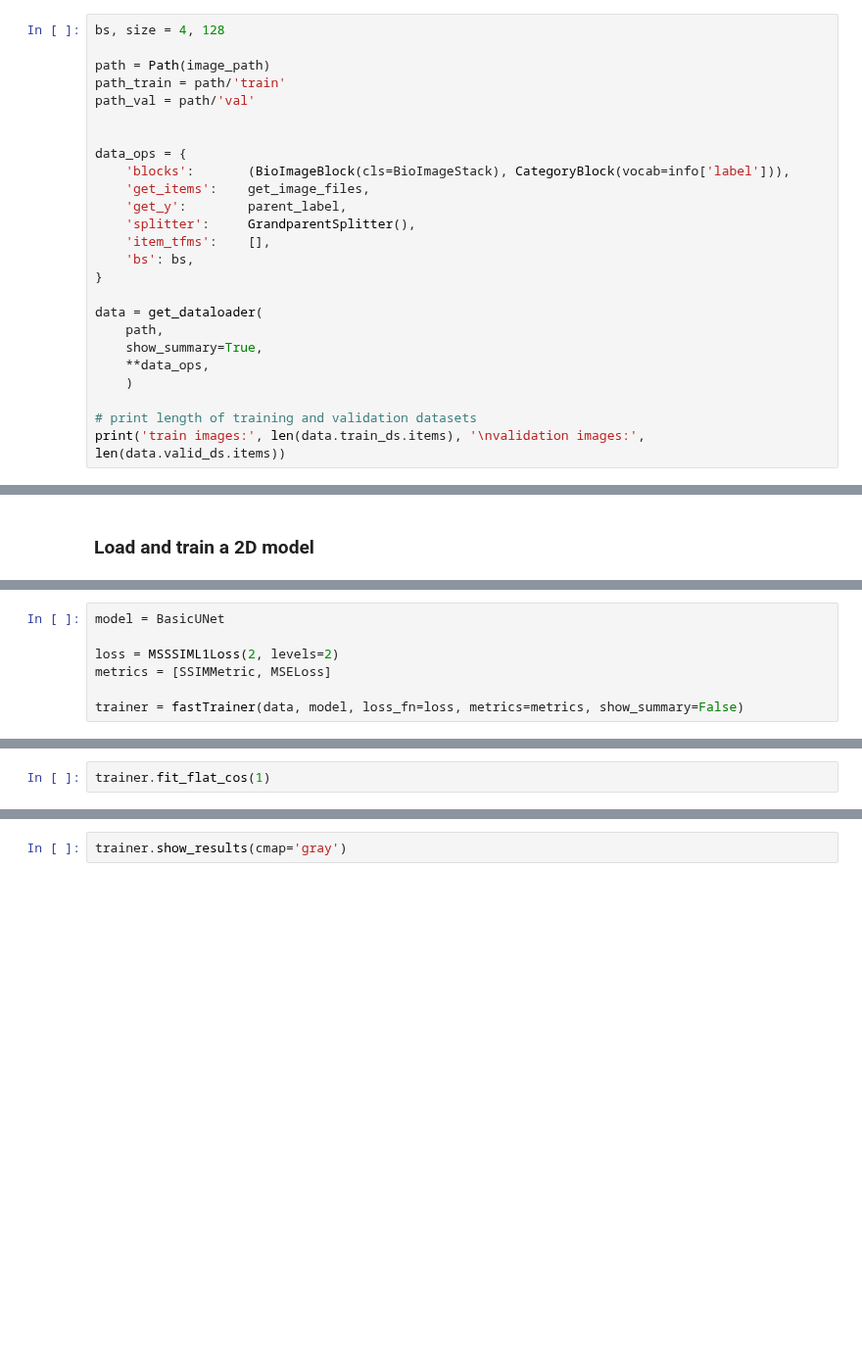
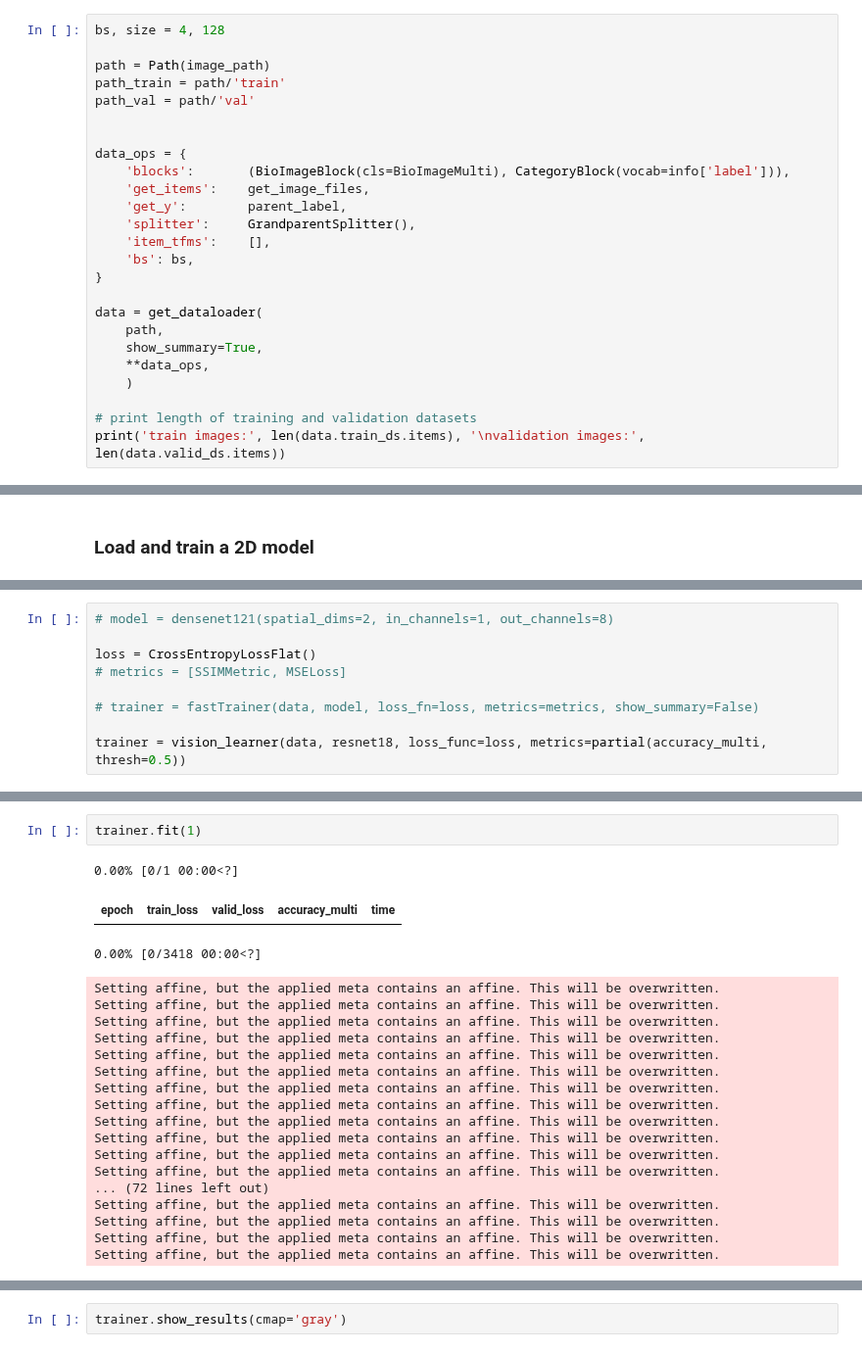
Before and after one commit to bmandracchia/bioMONAI, a Jupyter notebook: nbs/902_tutorial_1.ipynb, the cells around one changed output, grey strips where cells are left out. Shown at 98% size. Drawn from its saved outputs; the diff is of its cells as text; blank space fills up the shorter version.

```diff
--- a/nbs/902_tutorial_1.ipynb
+++ b/nbs/902_tutorial_1.ipynb
@@ -41,7 +169,7 @@ path_val = path/'val'
 
 
 data_ops = {
-    'blocks':       (BioImageBlock(cls=BioImageStack), CategoryBlock(vocab=info['label'])),
+    'blocks':       (BioImageBlock(cls=BioImageMulti), CategoryBlock(vocab=info['label'])),
     'get_items':    get_image_files,
     'get_y':        parent_label,
     'splitter':     GrandparentSplitter(),
@@ -64,7 +229,9 @@ data.show_batch(max_n=4)
 # %%
-model = BasicUNet
+# model = densenet121(spatial_dims=2, in_channels=1, out_channels=8)
 
-loss = MSSSIML1Loss(2, levels=2)
-metrics = [SSIMMetric, MSELoss]
+loss = CrossEntropyLossFlat()
+# metrics = [SSIMMetric, MSELoss]
 
-trainer = fastTrainer(data, model, loss_fn=loss, metrics=metrics, show_summary=False)
+# trainer = fastTrainer(data, model, loss_fn=loss, metrics=metrics, show_summary=False)
+
+trainer = vision_learner(data, resnet18, loss_func=loss, metrics=partial(accuracy_multi, thresh=0.5))
@@ -71,2 +241,23 @@ trainer = fastTrainer(data, model, loss_fn=loss, metrics=metrics, show_summary=F
 # %%
-trainer.fit_flat_cos(1)
+trainer.fit(1)
+# %% [output]
+0.00% [0/1 00:00<?]
+| epoch | train_loss | valid_loss | accuracy_multi | time |
+0.00% [0/3418 00:00<?]
+Setting affine, but the applied meta contains an affine. This will be overwritten.
+Setting affine, but the applied meta contains an affine. This will be overwritten.
+Setting affine, but the applied meta contains an affine. This will be overwritten.
+Setting affine, but the applied meta contains an affine. This will be overwritten.
+Setting affine, but the applied meta contains an affine. This will be overwritten.
+Setting affine, but the applied meta contains an affine. This will be overwritten.
+Setting affine, but the applied meta contains an affine. This will be overwritten.
+Setting affine, but the applied meta contains an affine. This will be overwritten.
+Setting affine, but the applied meta contains an affine. This will be overwritten.
+Setting affine, but the applied meta contains an affine. This will be overwritten.
+Setting affine, but the applied meta contains an affine. This will be overwritten.
+Setting affine, but the applied meta contains an affine. This will be overwritten.
+... (72 lines left out)
+Setting affine, but the applied meta contains an affine. This will be overwritten.
+Setting affine, but the applied meta contains an affine. This will be overwritten.
+Setting affine, but the applied meta contains an affine. This will be overwritten.
+Setting affine, but the applied meta contains an affine. This will be overwritten.
```
Also changed, not shown: parts of 8 cells of this notebook, 2 other files.
